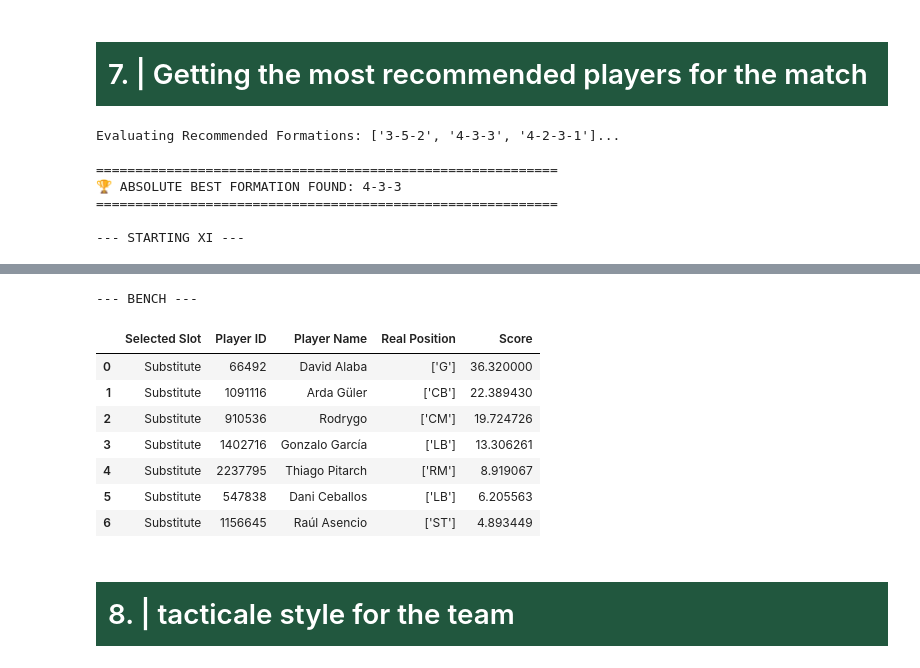
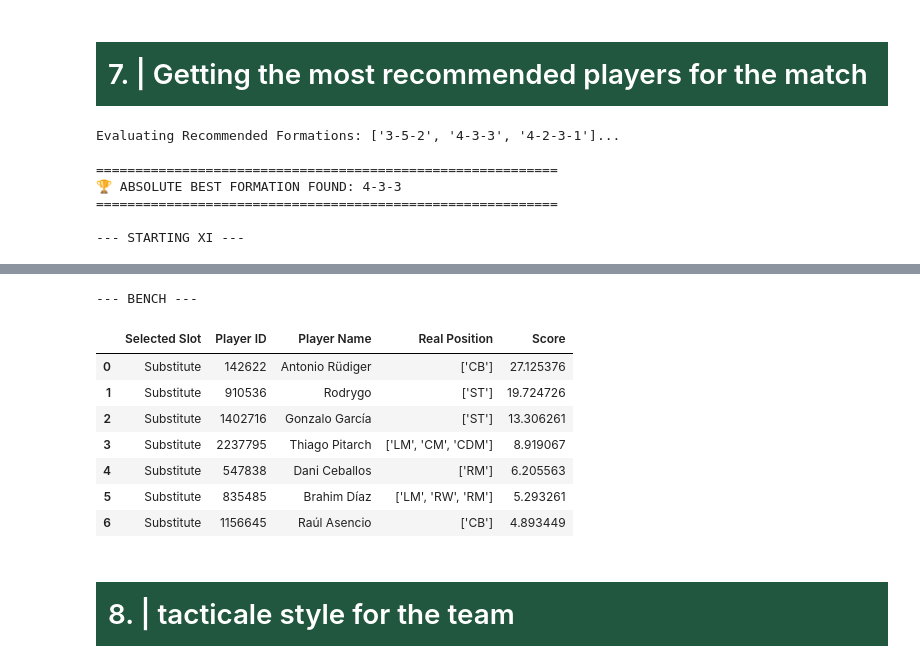
Before and after one commit to AI-Assistant-for-Football-Tactical/AI, a Jupyter notebook: pre_match.ipynb, the cells around one changed output, grey strips where cells are left out. Drawn from its saved outputs; the diff is of its cells as text; code cells hidden in the pictures.

Commit message:
Resolve position scrambling bug by mapping roles directly from accurate raw data

```diff
--- a/pre_match.ipynb
+++ b/pre_match.ipynb
@@ -1492,11 +1492,12 @@ recommended_formation
 # %% [markdown]
 # <div style="font-family: Trebuchet MS; background-color:rgba(33, 87, 62, 1); color: #FFFFFF; padding: 12px; line-height: 1.5;">7. | Getting the most recommended players for the match </div>
 # %%
-def get_best_starting_lineup_from_recommendations(players_stats_scored: pd.DataFrame, recommended_formations: list) -> tuple:
+
+def get_best_starting_lineup_from_recommendations(players_stats_scored: pd.DataFrame, recommended_formations: list, real_pos_df: pd.DataFrame = None) -> tuple:
     """
-    Simulates building a lineup for EVERY formation in recommended_formations using STRICT positional limits.
-    Covers all football formations dynamically (3, 4, and 5 at the back).
-    Calculates the total team score for each, and returns the absolute BEST lineup and bench with Player IDs.
+    Simulates building a lineup for EVERY formation.
+    CRITICAL FIX: Bypasses corrupted positions in `players_stats_scored` by strictly remapping
+    Real Positions directly from `real_pos_df` (Section 4) using `clean_id`.
     """
     try:
         if 'score' not in players_stats_scored.columns:
@@ -1504,23 +1505,51 @@ def get_best_starting_lineup_from_recommendations(players_stats_scored: pd.DataF
 
         df = players_stats_scored.copy()
 
-        # 1. PREPARE THE DATA
+        # 1. PREPARE THE DATA & FIX SCRAMBLED POSITIONS
         df['score'] = df['score'].apply(lambda x: max(x) if isinstance(x, list) else x)
-        pos_col = 'specific_role' if 'specific_role' in df.columns else 'position'
-        if pos_col in df.columns:
-            df['Real Position'] = df[pos_col].apply(
-                lambda x: [str(i).strip() for i in x] if isinstance(x, list)
-                else [p.strip() for p in str(x).split('or')] if 'or' in str(x).lower()
-                else [str(x).strip()]
-            )
+
+        # Get clean IDs first
+        if 'player_id' in df.columns:
+            df['clean_id'] = df['player_id'].astype(str).str.replace(r'\.0$', '', regex=True).str.strip()
+        elif 'id' in df.columns:
+            df['clean_id'] = df['id'].astype(str).str.replace(r'\.0$', '', regex=True).str.strip()
         else:
-             df['Real Position'] = [['Unknown']]
+            df['clean_id'] = 'N/A'
 
+        # Get Names safely
         name_col = next((c for c in ['player_name', 'name', 'playerName'] if c in df.columns), None)
         df['Player Name'] = df[name_col] if name_col else 'Unknown'
 
-        # Keep a clean ID for output
-        df['clean_id'] = df['player_id'].astype(str).str.replace(r'\.0$', '', regex=True).str.strip()
+        # =========================================================================
+        # THE FIX: IGNORE CORRUPTED POSITIONS AND FETCH DIRECTLY FROM SECTION 4
+        # =========================================================================
+        if real_pos_df is not None and not real_pos_df.empty:
+            temp_real = real_pos_df.copy()
+            temp_real['clean_id'] = temp_real['player_id'].astype(str).str.replace(r'\.0$', '', regex=True).str.strip()
+
+            # Create a 100% accurate dictionary mapping from Section 4
+            id_to_true_role = dict(zip(temp_real['clean_id'], temp_real['specific_role']))
+
+            # Apply to df
+            df['raw_true_position'] = df['clean_id'].map(id_to_true_role)
+
+            # Format to list safely
+            df['Real Position'] = df['raw_true_position'].apply(
+                lambda x: [str(i).strip() for i in x] if isinstance(x, list)
+                else [p.strip() for p in str(x).split('or')] if 'or' in str(x).lower()
+                else [str(x).strip()] if pd.notna(x) else ['Unknown']
+            )
+            df.drop(columns=['raw_true_position'], inplace=True)
+        else:
+            print("WARNING: real_positions_df is missing! Positions cannot be verified and might be scrambled.")
+            df['Real Position'] = [['Unknown']] * len(df)
+
+        # Optional: update Name from real_positions just to be safe
+        if real_pos_df is not None and not real_pos_df.empty:
+            name_col_real = next((c for c in ['player_name', 'name', 'playerName'] if c in temp_real.columns), None)
+            if name_col_real:
+                id_to_name = dict(zip(temp_real['clean_id'], temp_real[name_col_real]))
+                df['Player Name'] = df['clean_id'].map(id_to_name).fillna(df['Player Name'])
 
         df = df.sort_values(by='score', ascending=False).reset_index(drop=True)
 
@@ -1630,15 +1659,17 @@ def get_best_starting_lineup_from_recommendations(players_stats_scored: pd.DataF
 
             # Fill the XI for this specific formation
             for _, row in df.iterrows():
+                if row['Real Position'] == ['Unknown']: continue # Skip players without valid roles
+
                 placed = False
                 role_list = row['Real Position']
 
-                # Try to place natural positions first
+                # Check normal positions
                 for bucket_name, bucket_info in formation_blueprint.items():
                     if bucket_info['filled'] < bucket_info['max'] and matches_bucket(role_list, bucket_info['tags']):
                         bucket_info['players'].append({
                             'Selected Slot': bucket_name,
-                            'Player ID': row['clean_id'],           # <--- ADDED ID BACK HERE
+                            'Player ID': row['clean_id'],
                             'Player Name': row['Player Name'],
                             'Real Position': role_list,
                             'Score': row['score']
@@ -1650,12 +1681,12 @@ def get_best_starting_lineup_from_recommendations(players_stats_scored: pd.DataF
 
                 if not placed:
                     bench.append({
-                        'Player ID': row['clean_id'],               # <--- ADDED ID BACK HERE
+                        'Player ID': row['clean_id'],
                         'Player Name': row['Player Name'],
                         'Real Position': role_list,
                         'Score': row['score']})
 
-            # Force Fill missing slots from bench to guarantee 11 players
+            # Force Fill missing slots from bench
             total_filled = sum(b['filled'] for b in formation_blueprint.values())
             while total_filled < 11 and bench:
                 best_sub = bench.pop(0)
@@ -1663,18 +1694,16 @@ def get_best_starting_lineup_from_recommendations(players_stats_scored: pd.DataF
                     if bucket_info['filled'] < bucket_info['max']:
                         bucket_info['players'].append({
                             'Selected Slot': f"{bucket_name} (Out of Position)",
-                            'Player ID': best_sub['Player ID'],     # <--- ADDED ID BACK HERE
+                            'Player ID': best_sub['Player ID'],
                             'Player Name': best_sub['Player Name'],
                             'Real Position': best_sub['Real Position'],
                             'Score': best_sub['Score']
                         })
                         bucket_info['filled'] += 1
                         total_filled += 1
-                        # Penalty for playing out of position (-20% score value)
                         current_formation_score += (best_sub['Score'] * 0.8)
                         break
 
-            # Keep track of the absolute BEST scoring 11-man lineup
             if current_formation_score > best_total_score and total_filled >= 11:
                 best_total_score = current_formation_score
                 best_formation_name = target_formation
@@ -1693,18 +1722,19 @@ def get_best_starting_lineup_from_recommendations(players_stats_scored: pd.DataF
         print(f"Algorithm Error: {e}")
         return None, None, None
 
-
+# Execution Block:
 try:
-    if 'player_stats_pos' in locals() and isinstance(player_stats_pos, pd.DataFrame):
+    if 'player_stats_pos' in locals() and 'real_positions_df' in locals() and isinstance(player_stats_pos, pd.DataFrame):
 
         my_recommended_formations = recommended_formation
 
         print(f"Evaluating Recommended Formations: {my_recommended_formations}...\n")
 
-
+        # PASS BOTH DATAFRAMES SO IT FIXES THE MESS AUTOMATICALLY
         best_formation, starting_xi, substitutes = get_best_starting_lineup_from_recommendations(
             players_stats_scored=player_stats_pos,
-            recommended_formations=my_recommended_formations
+            recommended_formations=my_recommended_formations,
+            real_pos_df=real_positions_df
         )
 
         if starting_xi is not None:
@@ -1719,7 +1749,7 @@ try:
                 print("\n--- BENCH ---")
                 display(substitutes.style.background_gradient(cmap='Oranges', subset=['Score']).set_properties(**{'font-family': 'Segoe UI', 'text-align': 'center'}))
     else:
-        print("Variable 'player_stats_pos' not found! Make sure to run Section 5 first.")
+        print("Variables 'player_stats_pos' or 'real_positions_df' not found! Make sure to run Sections 4 and 5 first.")
 
 except Exception as e:
     print(f"Execution Output Error: {e}")
@@ -1746,12 +1776,12 @@ Evaluating Recommended Formations: ['3-5-2', '4-3-3', '4-2-3-1']...
 --- BENCH ---
 |  | Selected Slot | Player ID | Player Name | Real Position | Score |
-| 0 | Substitute | 66492 | David Alaba | ['G'] | 36.320000 |
-| 1 | Substitute | 1091116 | Arda Güler | ['CB'] | 22.389430 |
-| 2 | Substitute | 910536 | Rodrygo | ['CM'] | 19.724726 |
-| 3 | Substitute | 1402716 | Gonzalo García | ['LB'] | 13.306261 |
-| 4 | Substitute | 2237795 | Thiago Pitarch | ['RM'] | 8.919067 |
-| 5 | Substitute | 547838 | Dani Ceballos | ['LB'] | 6.205563 |
-| 6 | Substitute | 1156645 | Raúl Asencio | ['ST'] | 4.893449 |
+| 0 | Substitute | 142622 | Antonio Rüdiger | ['CB'] | 27.125376 |
+| 1 | Substitute | 910536 | Rodrygo | ['ST'] | 19.724726 |
+| 2 | Substitute | 1402716 | Gonzalo García | ['ST'] | 13.306261 |
+| 3 | Substitute | 2237795 | Thiago Pitarch | ['LM', 'CM', 'CDM'] | 8.919067 |
+| 4 | Substitute | 547838 | Dani Ceballos | ['RM'] | 6.205563 |
+| 5 | Substitute | 835485 | Brahim Díaz | ['LM', 'RW', 'RM'] | 5.293261 |
+| 6 | Substitute | 1156645 | Raúl Asencio | ['CB'] | 4.893449 |
 # %% [markdown]
 # <div style="font-family: Trebuchet MS; background-color:rgba(33, 87, 62, 1); color: #FFFFFF; padding: 12px; line-height: 1.5;">8. | tacticale style for the team </div>
 # %%
```
Also changed, not shown: parts of 1 cell of this notebook.
